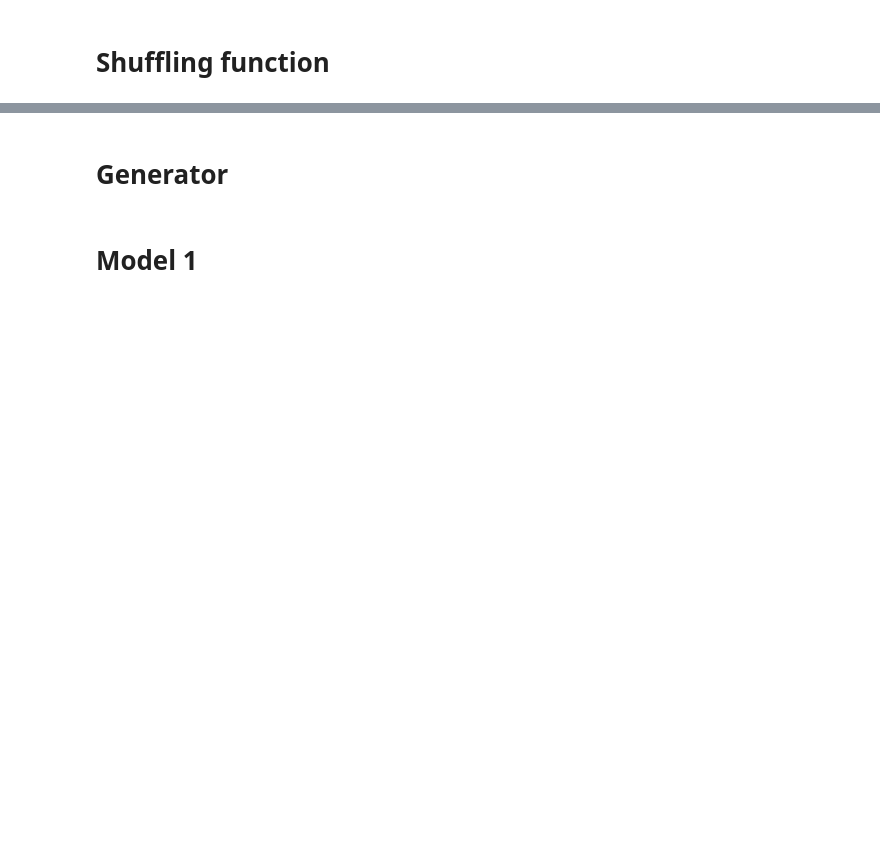
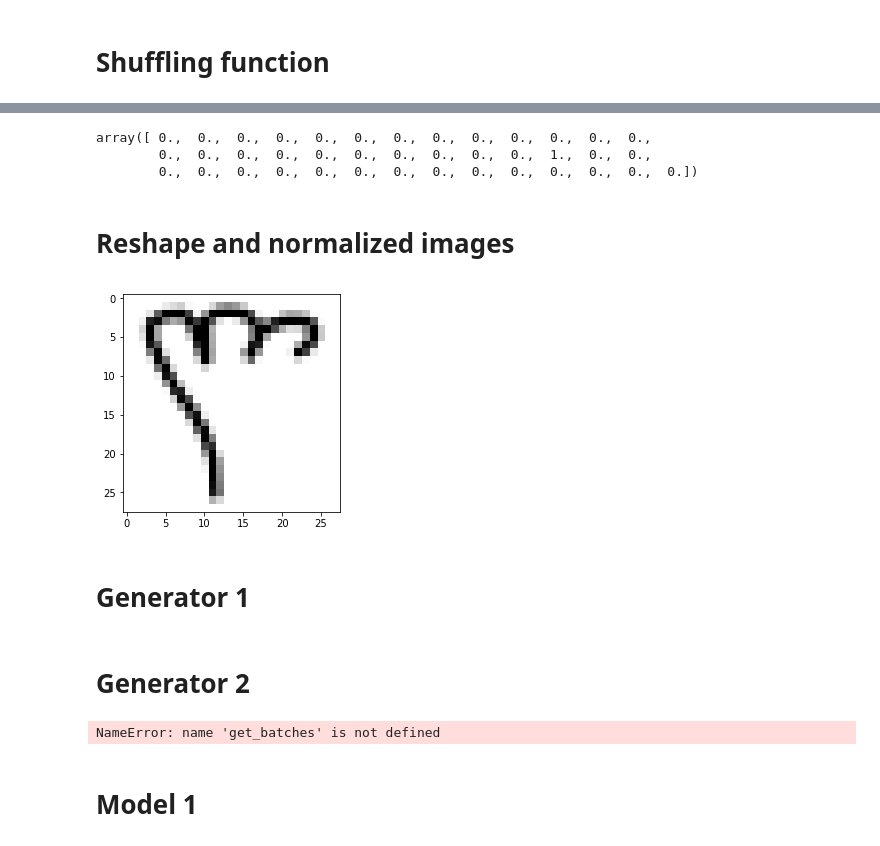
Before and after one commit to irvinleegc/Deep-Learning-Jupyter-Notebook, a Jupyter notebook: Project02 - Quick Draw.ipynb, the cells around one changed output, grey strips where cells are left out. Saved outputs shown, nothing was run; the diff lists cells and outputs as text; code cells hidden in the pictures; blank space fills up the shorter version.

```diff
--- a/Project02 - Quick Draw.ipynb
+++ b/Project02 - Quick Draw.ipynb
@@ -98,2 +136,24 @@ show_object(image_train_data[25])
+# %%
+label_train_data[25]
+# %% [output]
+array([ 0.,  0.,  0.,  0.,  0.,  0.,  0.,  0.,  0.,  0.,  0.,  0.,  0.,
+        0.,  0.,  0.,  0.,  0.,  0.,  0.,  0.,  0.,  0.,  1.,  0.,  0.,
+        0.,  0.,  0.,  0.,  0.,  0.,  0.,  0.,  0.,  0.,  0.,  0.,  0.,  0.])
+# %% [markdown]
+# Reshape and normalized images
+# %%
+image_train_data = image_train_data.reshape(image_train_data.shape[0], 28, 28, 1)
+image_test_data = image_test_data.reshape(image_test_data.shape[0], 28, 28, 1)
+
+image_train_data = image_train_data.astype('float32')
+image_test_data = image_test_data.astype('float32')
+# %%
+# normalize the image
+image_train_data = image_train_data/255
+image_test_data = image_test_data/255
+# %%
+show_object(image_train_data[25]) # should still show a (pale) image,
+# %% [output]
+[figure, added]
 # %% [markdown]
-# Generator
+# Generator 1
@@ -100,3 +171,5 @@ show_object(image_train_data[25])
+# %% [markdown]
+# Generator 2
 # %%
 def generator(features, labels, batch_size):
     # Create empty arrays to contain batch of features and labels#
@@ -109,7 +182,5 @@ def generator(features, labels, batch_size):
             batch_features[i] = some_processing(features[index])
             batch_labels[i] = labels[index]
         yield batch_features, batch_labels
-
-# Prepare images for training in batches
-batches = get_batches('./My_Data20class_50sample1000.npy', batch_size=batch_size)
-val_batches = get_batches('./My_Data20class_50sample20.npy', batch_size=batch_size)
+# %% [output]
+NameError: name 'get_batches' is not defined
```
Also changed, not shown: parts of 19 cells of this notebook.
